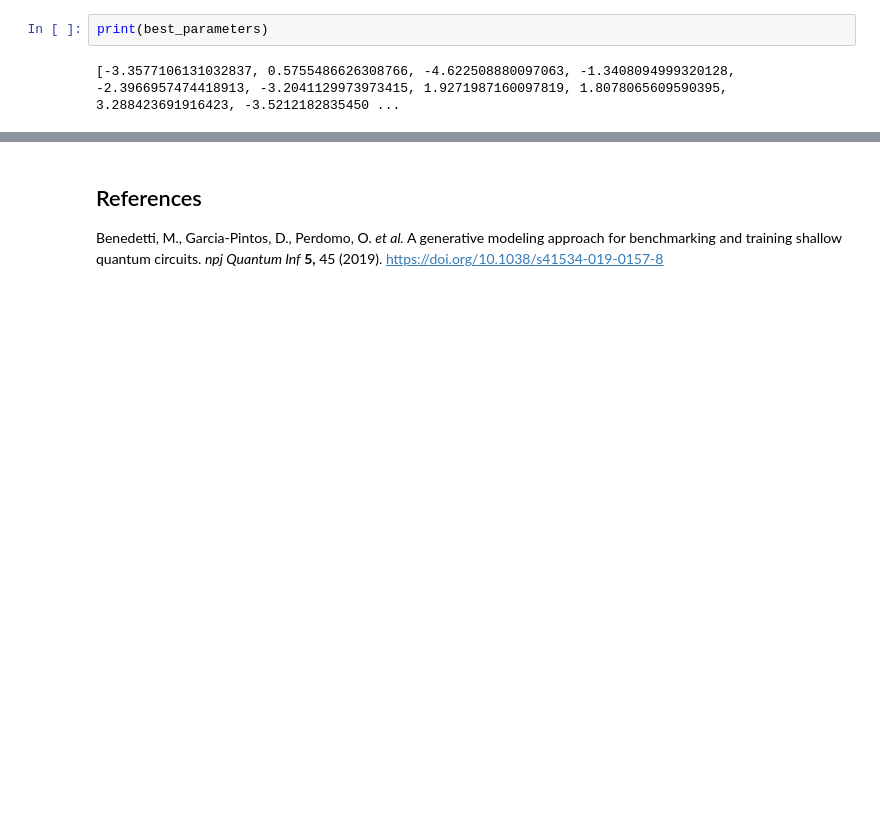
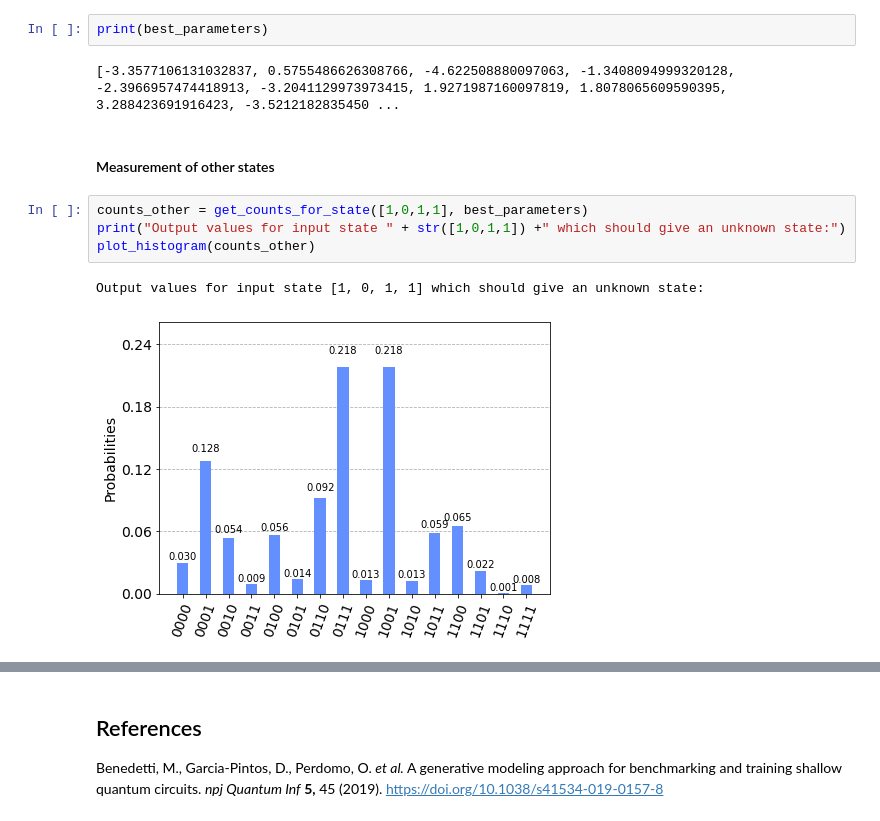
Before and after one commit to melipass/qosf-task, a Jupyter notebook: task2.ipynb, the cells around one changed output, grey strips where cells are left out. Saved outputs shown, nothing was run; the diff lists cells and outputs as text; blank space fills up the shorter version.

```diff
--- a/task2.ipynb
+++ b/task2.ipynb
@@ -308,3 +308,12 @@ Output values for input state [0 1 0 0] which should give 1100:
 print(best_parameters)
 # %% [output]
 [-3.3577106131032837, 0.5755486626308766, -4.622508880097063, -1.3408094999320128, -2.3966957474418913, -3.2041129973973415, 1.9271987160097819, 1.8078065609590395, 3.288423691916423, -3.5212182835450 ...
+# %% [markdown]
+#### Measurement of other states
+# %%
+counts_other = get_counts_for_state([1,0,1,1], best_parameters)
+print("Output values for input state " + str([1,0,1,1]) +" which should give an unknown state:")
+plot_histogram(counts_other)
+# %% [output]
+Output values for input state [1, 0, 1, 1] which should give an unknown state:
+[figure, added]
```
Also changed, not shown: parts of 2 cells of this notebook.
